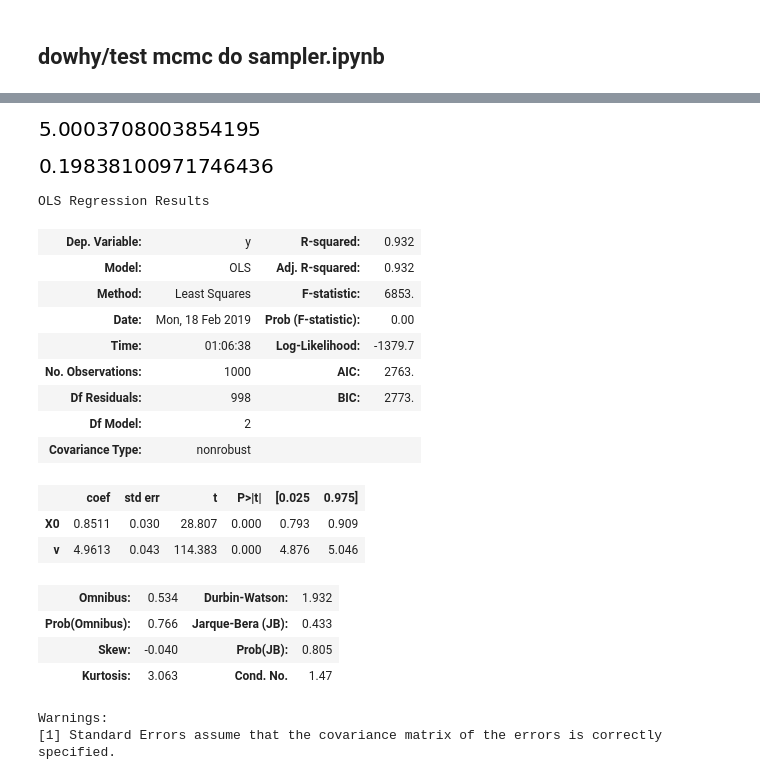
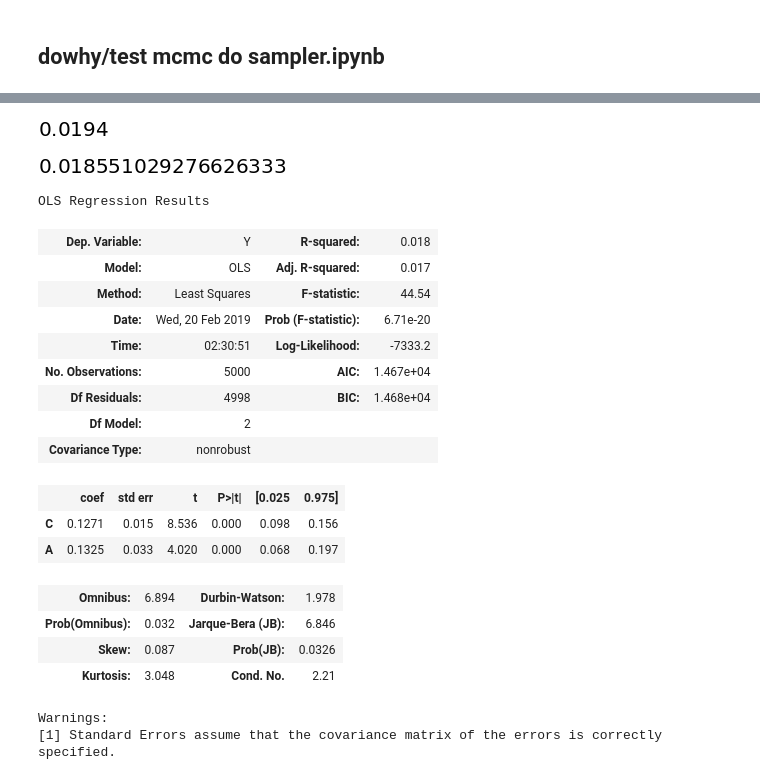
Before and after one commit to ckbjimmy/2019_tokyo, a Jupyter notebook: causal_workshop.ipynb, the cells around one changed output, grey strips where cells are left out. Saved outputs shown, nothing was run; the diff lists cells and outputs as text; code cells hidden in the pictures.

```diff
--- a/causal_workshop.ipynb
+++ b/causal_workshop.ipynb
@@ -122,6 +249,15 @@ data = dowhy.datasets.linear_dataset(beta=5,
 # %%
-data['dot_graph'] = 'digraph { v ->y;X0-> v;X0-> y;}'
-df = data['df']
-df['y'] = df['y'] + np.random.normal(size=len(df)) # without noise, the variance in Y|X, Z is zero, and mcmc fails.
+# data = dowhy.datasets.linear_dataset(beta=5,
+#         num_common_causes=1,
+#         num_instruments = 0,
+#         num_samples=1000,
+#         treatment_is_binary=True)
+
+# data['dot_graph'] = 'digraph { v ->y;X0-> v;X0-> y;}'
+# df = data['df']
+# df['y'] = df['y'] + np.random.normal(size=len(df)) # without noise, the variance in Y|X, Z is zero, and mcmc fails.
+# %%
+df = data['df']
+df['Y'] = df['Y'] + np.random.normal(size=len(df)) # without noise, the variance in Y|X, Z is zero, and mcmc fails.
 # %%
 cdf = CausalDataFrame(df)
@@ -158,16 +294,16 @@ INFO:pymc3:NUTS: [y_sd, beta_y, v_sd, beta_v]
 # %%
 cdf = CausalDataFrame(df)
 # %%
-cdf_1 = cdf.causal.do(x={'v': 1},
-              variable_types={'v': 'b', 'y': 'c', 'X0': 'c'},
-              outcome='y',
+cdf_1 = cdf.causal.do(x={'A': 1},
+              variable_types={'A': 'b', 'C': 'c', 'Y': 'b', 'S': 'b'},
+              outcome='Y',
               method='mcmc',
               dot_graph=data['dot_graph'],
               proceed_when_unidentifiable=True)
 
-cdf_0 = cdf.causal.do(x={'v': 0},
-              variable_types={'v': 'b', 'y': 'c', 'X0': 'c'},
-              outcome='y',
+cdf_0 = cdf.causal.do(x={'A': 0},
+              variable_types={'A': 'b', 'C': 'c', 'Y': 'b', 'S': 'b'},
+              outcome='Y',
               method='mcmc',
               dot_graph=data['dot_graph'],
               proceed_when_unidentifiable=True,
@@ -241,15 +378,0 @@ cdf_1
-# %%
-cdf_1 = cdf.causal.do(x={'v': 1},
-              variable_types={'v': 'b', 'y': 'c', 'X0': 'c'},
-              outcome='y',
-              method='mcmc',
-              common_causes=['X0'],
-              proceed_when_unidentifiable=True,
-              use_previous_sampler=False)
-cdf_0 = cdf.causal.do(x={'v': 0},
-              variable_types={'v': 'b', 'y': 'c', 'X0': 'c'},
-              outcome='y',
-              method='mcmc',
-              common_causes=['X0'],
-              proceed_when_unidentifiable=True,
-              use_previous_sampler=True)
@@ -281,32 +379,32 @@ McmcSampler
 # %%
-(cdf_1['y'] - cdf_0['y']).mean()
+(cdf_1['Y'] - cdf_0['Y']).mean()
 # %% [output]
-[figure, old version]
+[figure, new version]
 # %%
-1.96*(cdf_1['y'] - cdf_0['y']).std() / np.sqrt(len(cdf))
+1.96*(cdf_1['Y'] - cdf_0['Y']).std() / np.sqrt(len(cdf))
 # %% [output]
-[figure, old version]
+[figure, new version]
 # %%
-model = OLS(df['y'], df[['X0', 'v']])
+model = OLS(df['Y'], df[['C', 'A']])
 result = model.fit()
 result.summary()
 # %% [output]
 OLS Regression Results
-| Dep. Variable: | y | R-squared: | 0.932 |
-| Model: | OLS | Adj. R-squared: | 0.932 |
-| Method: | Least Squares | F-statistic: | 6853. |
-| Date: | Mon, 18 Feb 2019 | Prob (F-statistic): | 0.00 |
-| Time: | 01:06:38 | Log-Likelihood: | -1379.7 |
-| No. Observations: | 1000 | AIC: | 2763. |
-| Df Residuals: | 998 | BIC: | 2773. |
+| Dep. Variable: | Y | R-squared: | 0.018 |
+| Model: | OLS | Adj. R-squared: | 0.017 |
+| Method: | Least Squares | F-statistic: | 44.54 |
+| Date: | Wed, 20 Feb 2019 | Prob (F-statistic): | 6.71e-20 |
+| Time: | 02:30:51 | Log-Likelihood: | -7333.2 |
+| No. Observations: | 5000 | AIC: | 1.467e+04 |
+| Df Residuals: | 4998 | BIC: | 1.468e+04 |
 | Df Model: | 2 |  |  |
 | Covariance Type: | nonrobust |  |  |
 |  | coef | std err | t | P>|t| | [0.025 | 0.975] |
-| X0 | 0.8511 | 0.030 | 28.807 | 0.000 | 0.793 | 0.909 |
-| v | 4.9613 | 0.043 | 114.383 | 0.000 | 4.876 | 5.046 |
+| C | 0.1271 | 0.015 | 8.536 | 0.000 | 0.098 | 0.156 |
+| A | 0.1325 | 0.033 | 4.020 | 0.000 | 0.068 | 0.197 |
-| Omnibus: | 0.534 | Durbin-Watson: | 1.932 |
-| Prob(Omnibus): | 0.766 | Jarque-Bera (JB): | 0.433 |
-| Skew: | -0.040 | Prob(JB): | 0.805 |
-| Kurtosis: | 3.063 | Cond. No. | 1.47 |
+| Omnibus: | 6.894 | Durbin-Watson: | 1.978 |
+| Prob(Omnibus): | 0.032 | Jarque-Bera (JB): | 6.846 |
+| Skew: | 0.087 | Prob(JB): | 0.0326 |
+| Kurtosis: | 3.048 | Cond. No. | 2.21 |
 Warnings:
 [1] Standard Errors assume that the covariance matrix of the errors is correctly specified.
```
Also changed, not shown: parts of 25 cells of this notebook.
